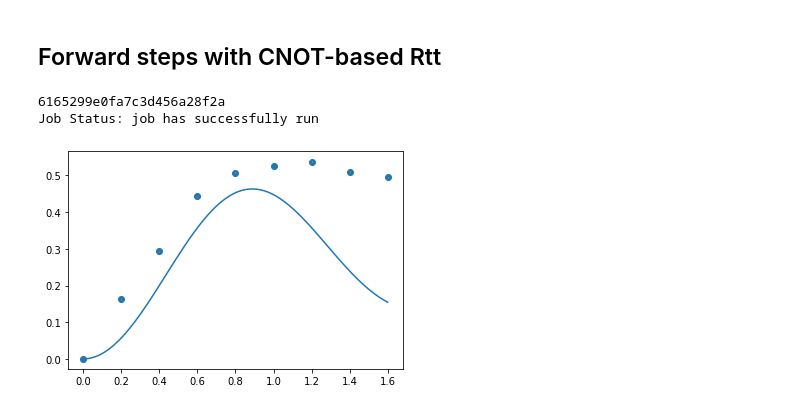
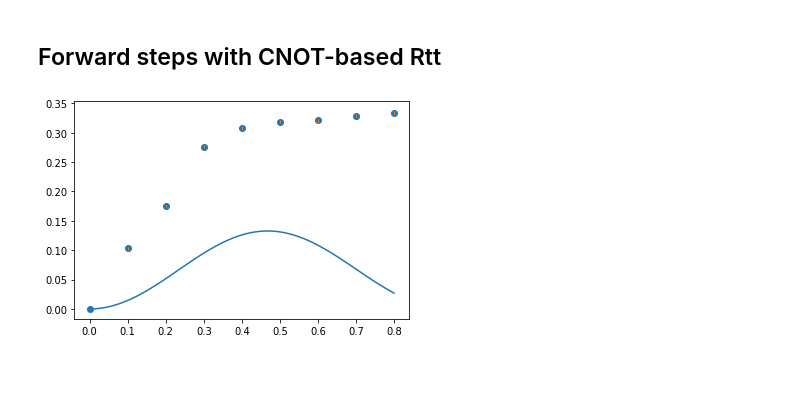
Before and after one commit to yiiyama/qc_random, a Jupyter notebook: four_qubit_schwinger/forward.ipynb, the cells around one changed output. Cells and saved outputs as stored; diff of their text form; code cells hidden in the pictures; blank space fills up the shorter version.

```diff
--- a/four_qubit_schwinger/forward.ipynb
+++ b/four_qubit_schwinger/forward.ipynb
@@ -42,6 +69,6 @@ mem_experiment_id = 'bded0990-72d4-403c-b3ec-360afac64fc9'
 # %%
 if not mem_experiment_id:
-    exp = MeasurementErrorExperiment(physical_qubits, circuits_per_state=(backend.configuration().max_experiments // 16))
+    exp = MeasurementErrorExperiment(physical_qubits, circuits_per_state=(backend.configuration().max_experiments // 32))
     exp_data = exp.run(backend=backend, shots=8192)
     print(exp_data.experiment_id)
     mem_experiment_id = exp_data.experiment_id
@@ -87,11 +116,3 @@ for lcr in crs_linear.values():
     lcr.load_calibration(lcr_experiment_ids[qubits])
 
 mem.load_matrix(mem_experiment_id)
-# %%
-nsites = 4
-
-J = 1. # Hamiltonian J parameter
-mu = 0.5 # Hamiltonian mu parameter
-
-M = 8 # number of Trotter steps
-omegadt = 0.2 # Trotter step size
@@ -98,5 +202,5 @@ omegadt = 0.2 # Trotter step size
 # %%
-def combined_and_corrected_counts(job, exp_block_size):
+def combined_counts(job, exp_block_size):
     raw_counts = job.result().get_counts()
     counts = raw_counts[:exp_block_size]
     for iexp, cdict in enumerate(raw_counts[exp_block_size:]):
@@ -107,4 +211,8 @@ def combined_and_corrected_counts(job, exp_block_size):
             except KeyError:
                 counts[ic][key] = value
 
+    return counts
+
+def combined_and_corrected_counts(job, exp_block_size):
+    counts = combined_counts(job, exp_block_size)
     return mem.apply(counts)
@@ -111,2 +236,7 @@ def combined_and_corrected_counts(job, exp_block_size):
+# %%
+# circuits = trotter_step_circuits(backend, physical_qubits=physical_qubits, rtts=rtts_cnot, with_dd=True)
+# job_cnot = backend.run(circuits, shots=8192)
+# print('cnot', job_cnot.job_id())
+job_cnot = backend.retrieve_job('616e7b0b7c5dd505b1fd2133')
 # %% [markdown]
 ## Forward steps with LinearizedCR
@@ -224,12 +261,4 @@ circuits *= backend.configuration().max_experiments // M
-# %%
-job = backend.run(circuits, shots=8192)
-print(job.job_id())
-job_monitor(job)
-#job = backend.retrieve_job('6161cc37ed29dd246fc6826e')
-# %% [output]
-6165299e0fa7c3d456a28f2a
-Job Status: job has successfully run
 # %%
-plot_counts_with_curve(combined_and_corrected_counts(job, M), nsites, J, mu, omegadt, M)
+plot_counts_with_curve(combined_and_corrected_counts(job_cnot, M), nsites, J, mu, omegadt, M)
 # %% [output]
-[figure, old version]
+[figure, new version]
```
Also changed, not shown: parts of 23 cells of this notebook.
